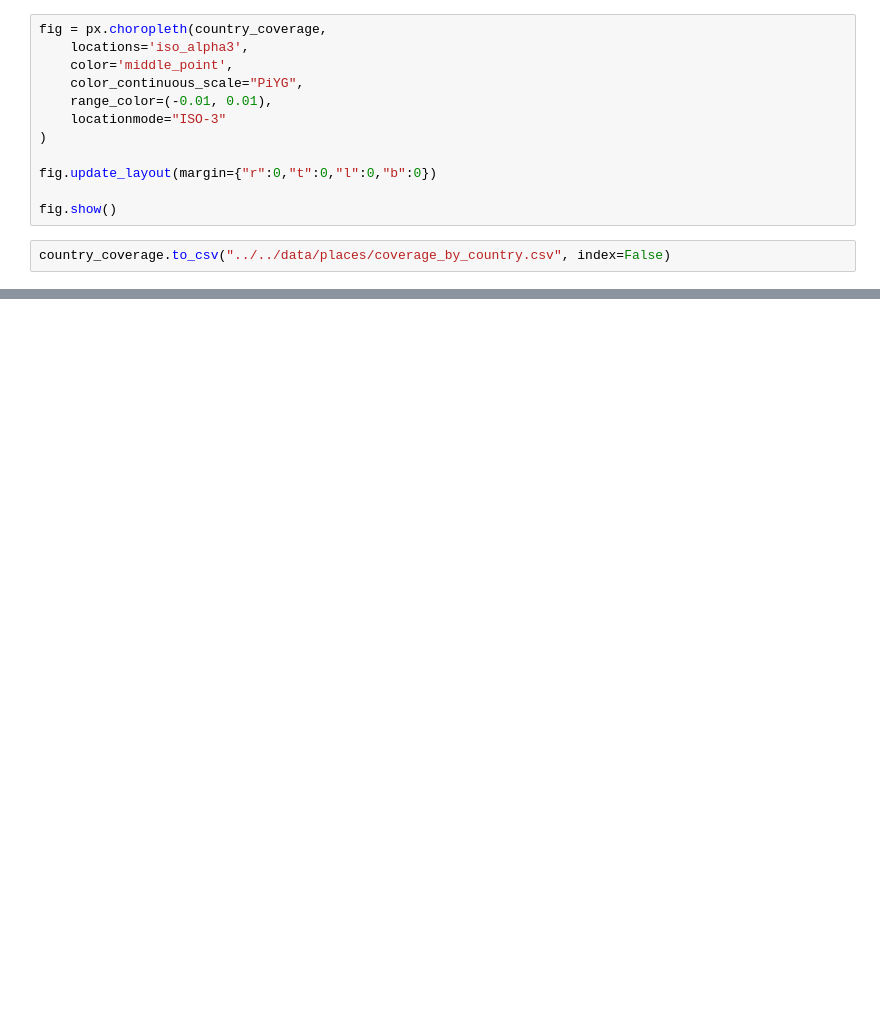
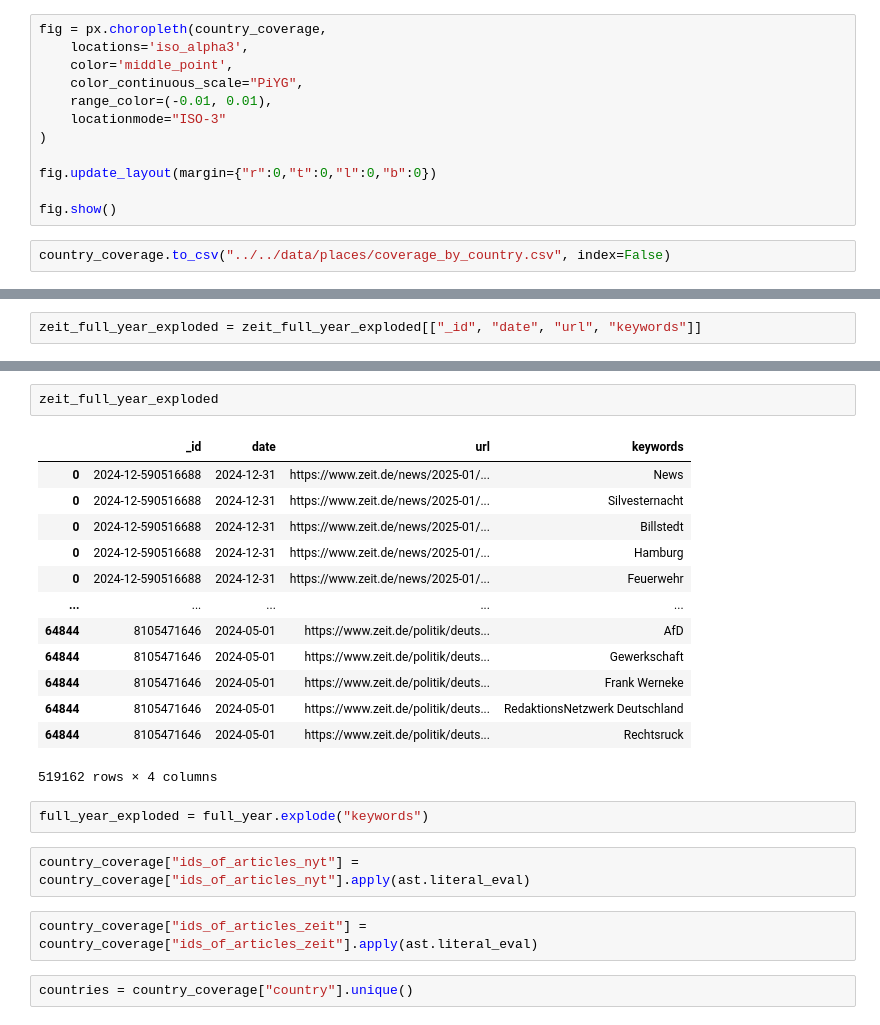
Before and after one commit to more-ginger/pn-analysis, a Jupyter notebook: notebooks/categories/places-analysis.ipynb, the cells around one changed output, grey strips where cells are left out. Drawn from its saved outputs; the diff is of its cells as text; blank space fills up the shorter version.

```diff
--- a/notebooks/categories/places-analysis.ipynb
+++ b/notebooks/categories/places-analysis.ipynb
@@ -70,0 +153,2 @@ country_coverage.to_csv("../../data/places/coverage_by_country.csv", index=False
+# %%
+zeit_full_year_exploded = zeit_full_year_exploded[["_id", "date", "url", "keywords"]]
@@ -70,0 +161,24 @@ country_coverage.to_csv("../../data/places/coverage_by_country.csv", index=False
+# %%
+zeit_full_year_exploded
+# %% [output]
+|  | _id | date | url | keywords |
+| 0 | 2024-12-590516688 | 2024-12-31 | https://www.zeit.de/news/2025-01/... | News |
+| 0 | 2024-12-590516688 | 2024-12-31 | https://www.zeit.de/news/2025-01/... | Silvesternacht |
+| 0 | 2024-12-590516688 | 2024-12-31 | https://www.zeit.de/news/2025-01/... | Billstedt |
+| 0 | 2024-12-590516688 | 2024-12-31 | https://www.zeit.de/news/2025-01/... | Hamburg |
+| 0 | 2024-12-590516688 | 2024-12-31 | https://www.zeit.de/news/2025-01/... | Feuerwehr |
+| ... | ... | ... | ... | ... |
+| 64844 | 8105471646 | 2024-05-01 | https://www.zeit.de/politik/deuts... | AfD |
+| 64844 | 8105471646 | 2024-05-01 | https://www.zeit.de/politik/deuts... | Gewerkschaft |
+| 64844 | 8105471646 | 2024-05-01 | https://www.zeit.de/politik/deuts... | Frank Werneke |
+| 64844 | 8105471646 | 2024-05-01 | https://www.zeit.de/politik/deuts... | RedaktionsNetzwerk Deutschland |
+| 64844 | 8105471646 | 2024-05-01 | https://www.zeit.de/politik/deuts... | Rechtsruck |
+519162 rows × 4 columns
+# %%
+full_year_exploded = full_year.explode("keywords")
+# %%
+country_coverage["ids_of_articles_nyt"] = country_coverage["ids_of_articles_nyt"].apply(ast.literal_eval)
+# %%
+country_coverage["ids_of_articles_zeit"] = country_coverage["ids_of_articles_zeit"].apply(ast.literal_eval)
+# %%
+countries = country_coverage["country"].unique()
```
Also changed, not shown: parts of 36 cells of this notebook, 2 other files.
